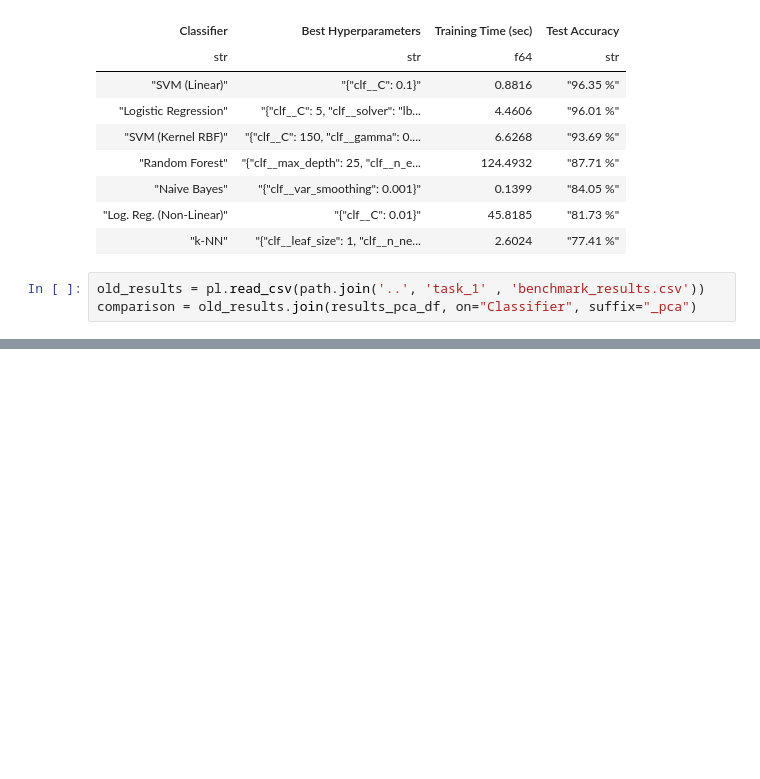
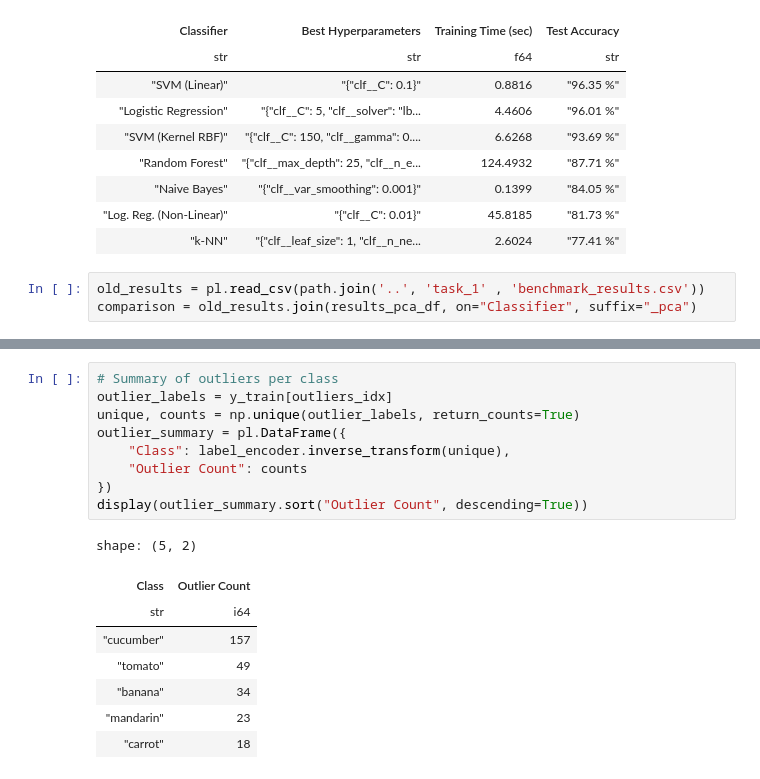
Before and after one commit to SayHiToMePlease/cmpe-462, a Jupyter notebook: task_2/unsupervised.ipynb, the cells around one changed output, grey strips where cells are left out. Drawn from its saved outputs; the diff is of its cells as text; blank space fills up the shorter version.

```diff
--- a/task_2/unsupervised.ipynb
+++ b/task_2/unsupervised.ipynb
@@ -240,0 +315,18 @@ shape: (7, 6)
+# %%
+# Summary of outliers per class
+outlier_labels = y_train[outliers_idx]
+unique, counts = np.unique(outlier_labels, return_counts=True)
+outlier_summary = pl.DataFrame({
+    "Class": label_encoder.inverse_transform(unique),
+    "Outlier Count": counts
+})
+display(outlier_summary.sort("Outlier Count", descending=True))
+# %% [output]
+shape: (5, 2)
+| Class | Outlier Count |
+| str | i64 |
+| "cucumber" | 157 |
+| "tomato" | 49 |
+| "banana" | 34 |
+| "mandarin" | 23 |
+| "carrot" | 18 |
```
Also changed, not shown: parts of 9 cells of this notebook.
